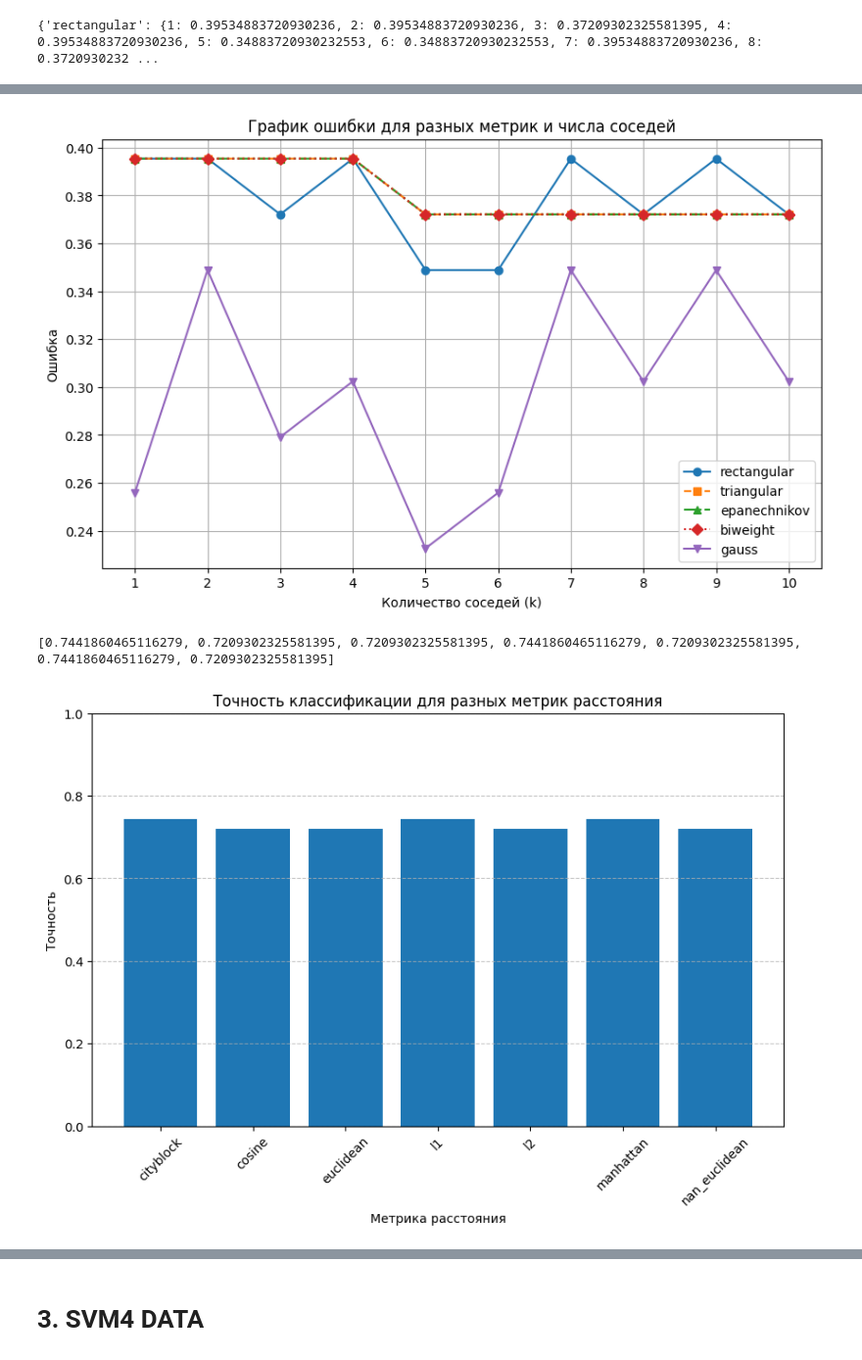
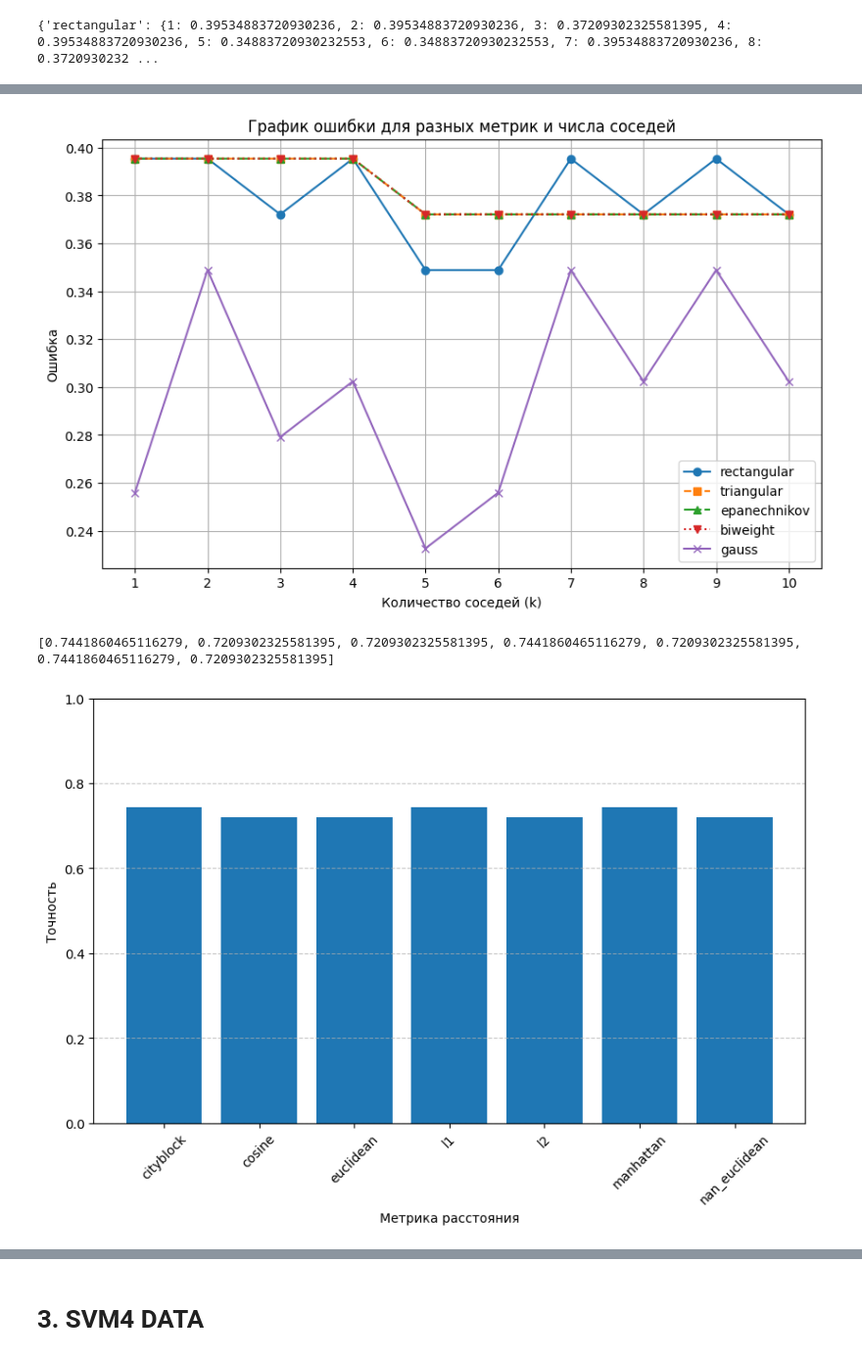
Before and after one commit to sleshworld/magistr_labs, a Jupyter notebook: 2_KNN/knn.ipynb, the cells around one changed output, grey strips where cells are left out. Shown at 98% size. Drawn from its saved outputs; the diff is of its cells as text; code cells hidden in the pictures.

```diff
--- a/2_KNN/knn.ipynb
+++ b/2_KNN/knn.ipynb
@@ -309,11 +303,14 @@ for weight in weights:
 # %%
 plt.figure(figsize=(10, 6))
 weights = ["rectangular", "triangular", "epanechnikov", "biweight", "gauss"]
-for weight in weights:
+linestyles = ['-', '--', '-.', ':', '-']
+markers = ['o', 's', '^', 'v', 'x']
+
+for i, weight in enumerate(weights):
     k_values = list(accuracies[weight].keys())
     accuracy_values = list(accuracies[weight].values())
 
-    plt.plot(k_values, accuracy_values, marker='o', label=f'{weight}')
+    plt.plot(k_values, accuracy_values, linestyle=linestyles[i], marker=markers[i], label=f'{weight}')
 
 plt.title('График ошибки для разных метрик и числа соседей')
 plt.xlabel('Количество соседей (k)')
@@ -324,7 +321,7 @@ plt.legend(loc='best')
 plt.savefig('dif_ks_weights.png')
 plt.show()
 # %% [output]
-[figure, old version]
+[figure, new version]
 # %%
 metrics = ['cityblock', 'cosine', 'euclidean', 'l1', 'l2', 'manhattan', 'nan_euclidean'] # kernels
 accuracies = []
@@ -340,13 +337,13 @@ print(accuracies)
 # %%
 plt.figure(figsize=(10, 6))
 plt.bar(metrics, accuracies)
-plt.title('Точность классификации для разных метрик расстояния')
+#plt.title('Точность классификации для разных метрик расстояния')
 plt.xlabel('Метрика расстояния')
 plt.ylabel('Точность')
 plt.ylim(0, 1)  # Ограничение по оси y от 0 до 1
 plt.xticks(rotation=45)
 plt.grid(axis='y', linestyle='--', alpha=0.7)
-plt.savefig("dif_metrics.png")
+plt.savefig("dif_metrics.png", dpi=300, bbox_inches='tight')
 plt.show()
 # %% [output]
-[figure, old version]
+[figure, new version]
```
Also changed, not shown: parts of 18 cells of this notebook, 19 other files.
